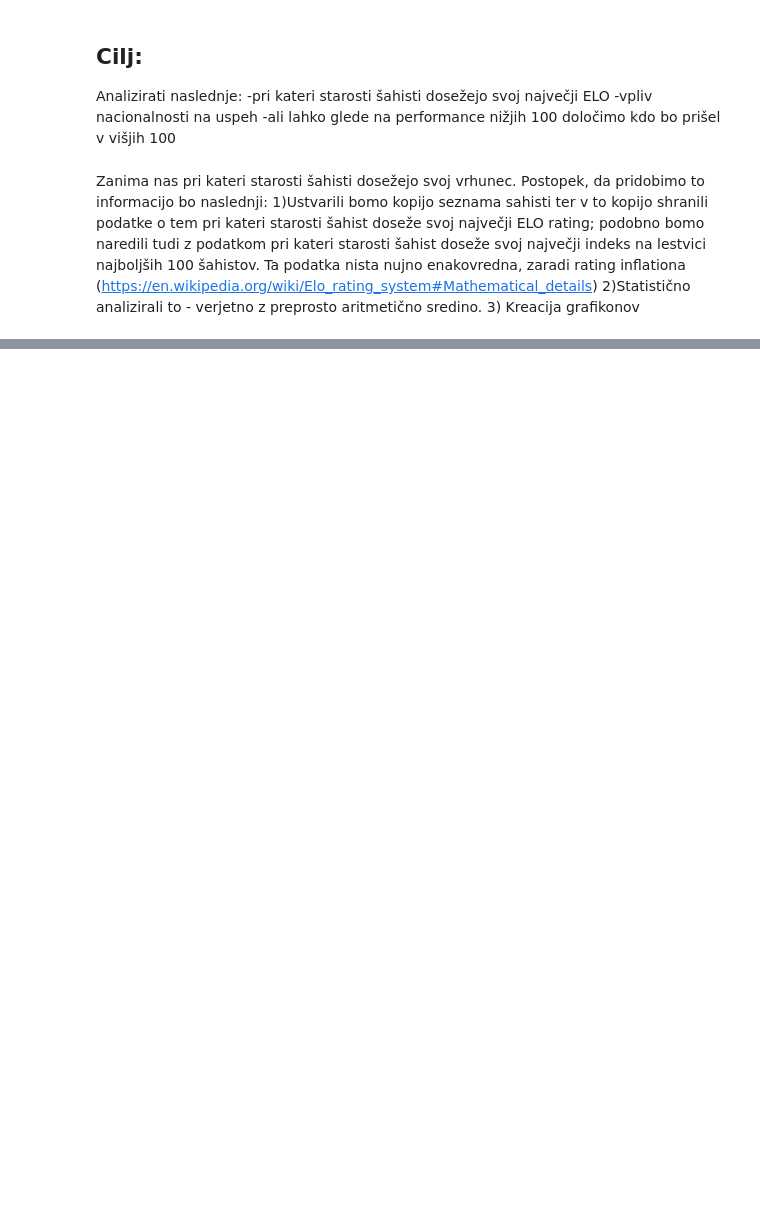
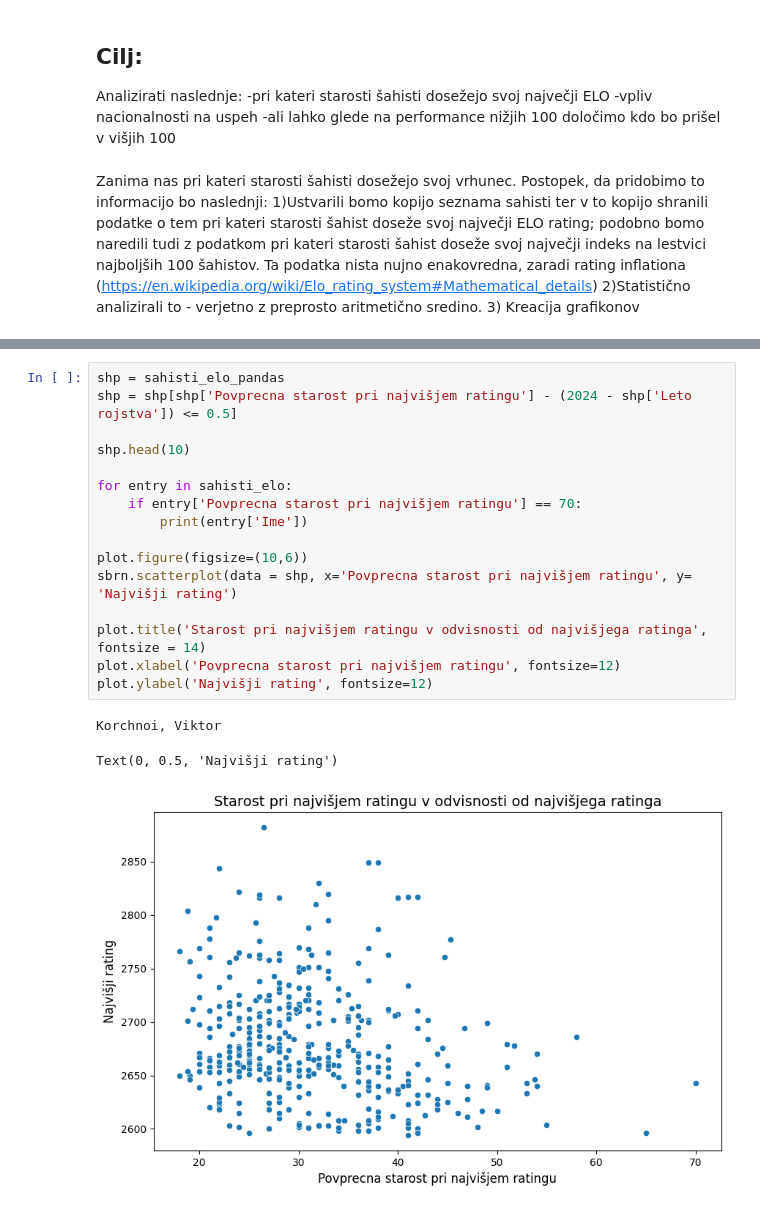
Before and after one commit to HugoTrebse/UVP-projektna-naloga, a Jupyter notebook: analiza.ipynb, the cells around one changed output, grey strips where cells are left out. Saved outputs shown, nothing was run; the diff lists cells and outputs as text; blank space fills up the shorter version.

```diff
--- a/analiza.ipynb
+++ b/analiza.ipynb
@@ -69,0 +81,20 @@ sahisti_elo_pandas.head(10)
+# %%
+shp = sahisti_elo_pandas
+shp = shp[shp['Povprecna starost pri najvišjem ratingu'] - (2024 - shp['Leto rojstva']) <= 0.5]
+
+shp.head(10)
+
+for entry in sahisti_elo:
+    if entry['Povprecna starost pri najvišjem ratingu'] == 70:
+        print(entry['Ime'])
+
+plot.figure(figsize=(10,6))
+sbrn.scatterplot(data = shp, x='Povprecna starost pri najvišjem ratingu', y= 'Najvišji rating')
+
+plot.title('Starost pri najvišjem ratingu v odvisnosti od najvišjega ratinga', fontsize = 14)
+plot.xlabel('Povprecna starost pri najvišjem ratingu', fontsize=12)
+plot.ylabel('Najvišji rating', fontsize=12)
+# %% [output]
+Korchnoi, Viktor
+Text(0, 0.5, 'Najvišji rating')
+[figure, added]
```
Also changed, not shown: parts of 3 cells of this notebook.
